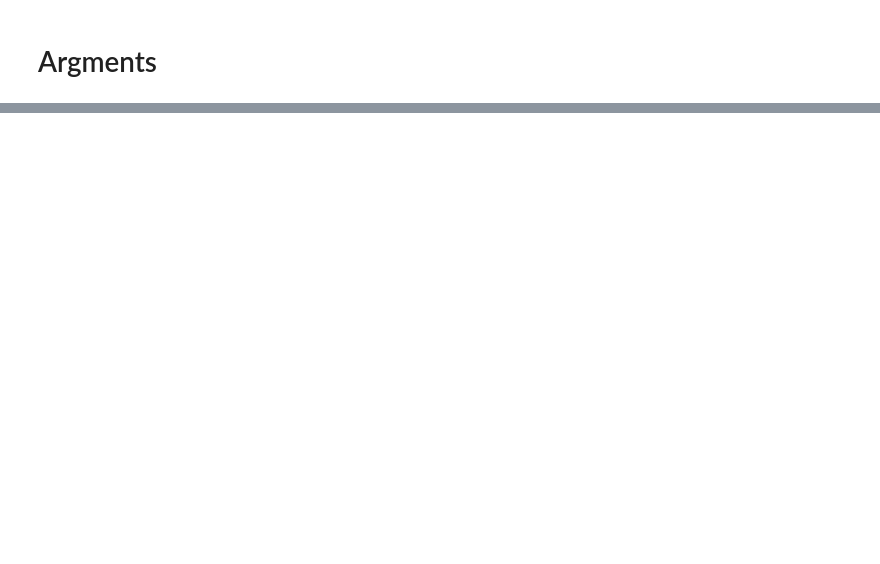
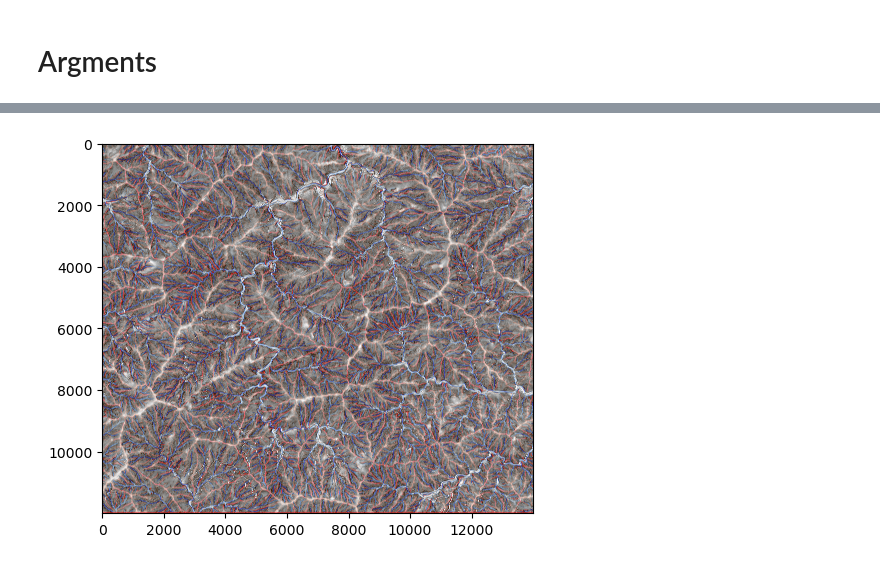
Before and after one commit to shingo405nagano/generating_topoglaphic_maps, a Jupyter notebook: create_map.ipynb, the cells around one changed output, grey strips where cells are left out. Drawn from its saved outputs; the diff is of its cells as text; code cells hidden in the pictures; blank space fills up the shorter version.

```diff
--- a/create_map.ipynb
+++ b/create_map.ipynb
@@ -28,10 +24,10 @@ coloring = Coloring()
 # %% [markdown]
 # Argments
 # %%
-dirname = r'./datasets/'
-INPUT_FILE = os.path.join(dirname, 'DTM_Kouchi__R5M.tif')
+dirname = r'H:\マイドライブ\Writer\data'
+INPUT_FILE = os.path.join(dirname, 'DTM_Kouchi__R0_5M.tif')
 SELECTED_MAP = 'CS立体図風'
-OUTPUT_FILE = os.path.join(dirname, 'CS_Map__R0_5M.tif')
+OUTPUT_FILE = os.path.join(dirname, 'B2R_Map__R0_5M.tif')
 
 org_dst = gdal.Open(INPUT_FILE)
 
@@ -42,18 +38,19 @@ slope_options = SlopeOptions(
     checked=True,
     resampling=False,
     resolution=10,
-    cmap=cs_cmaps.slope().colors_255,
+    cmap=vintage_cmaps.slope().colors_255,
 )
 
 # Topographic Position Index Options
 tpi_options = TpiOptions(
     checked=True,
-    one_side_distance=20.0,
+    kernel_size_type=1,
+    one_side_distance=15.0,
     kernel_type='Doughnut',
     outlier_treatment=True,
     sigma=.0,
     threshold=1.5,
-    cmap=cs_cmaps.tpi().colors_255,
+    cmap=vintage_cmaps.tpi().colors_255,
 )
 
 # Terrain Ruggedness Index Options
@@ -61,7 +58,7 @@ tri_options = TriOptions(
     checked=True,
     outlier_treatment=True,
     threshold=1.5,
-    cmap=cs_cmaps.tri().colors_255,
+    cmap=vintage_cmaps.tri().colors_255,
 )
 
 # Hillshade Options
@@ -69,10 +66,10 @@ hillshade_options = HillshadeOptions(
     checked=True,
     hillshade_type=1,
     azimuth=315,
-    altitude=45,
-    z_factor=1.5,
+    altitude=90,
+    z_factor=2.5,
     combined=True,
-    cmap=cs_cmaps.hillshade().colors_255,
+    cmap=vintage_cmaps.hillshade().colors_255,
 )
 # %%
 slope_ary = slope_options.to_slope(org_dst)
@@ -101,14 +98,11 @@ for i in range(result.shape[2]):
     ary2d_lst.append(result[:, :, i])
 
 
-
-
-NEW_FILE = os.path.join(dirname, 'CS_MAP_5M_K20.tif')
-
+OUTPUT_FILE = os.path.join(dirname, 'Vintage_Map__R0_5M.tif')
 driver = gdal.GetDriverByName('GTiff')
 driver.Register()
 new_dst = driver.Create(
-    NEW_FILE,
+    OUTPUT_FILE,
     xsize=org_dst.RasterXSize,
     ysize=org_dst.RasterYSize,
     bands=4,
@@ -166,0 +181,8 @@ from matplotlib.colors import to_rgba
+# %%
+img_dst = gdal.Open(OUTPUT_FILE)
+img = img_dst.ReadAsArray()
+# %%
+plt.imshow(np.dstack(img))
+plt.show()
+# %% [output]
+[figure, added]
```
Also changed, not shown: parts of 11 cells of this notebook, 18 other files.
